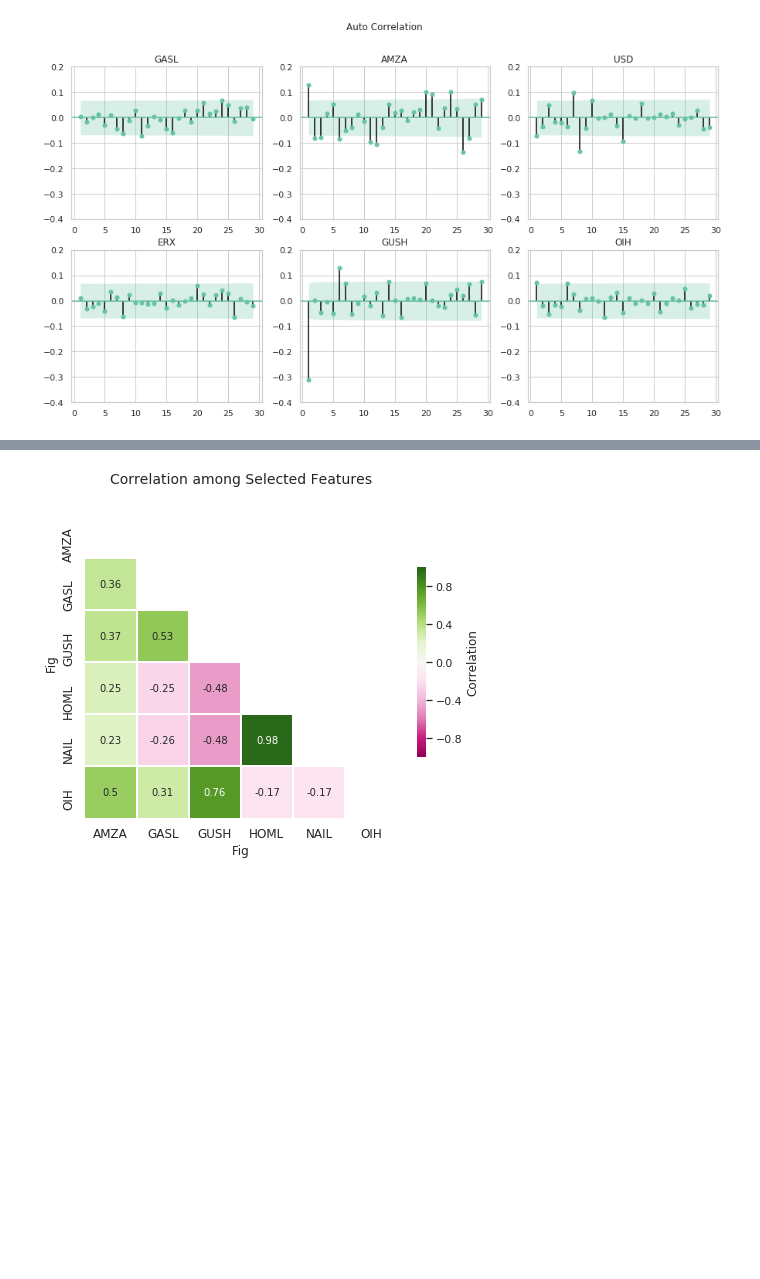
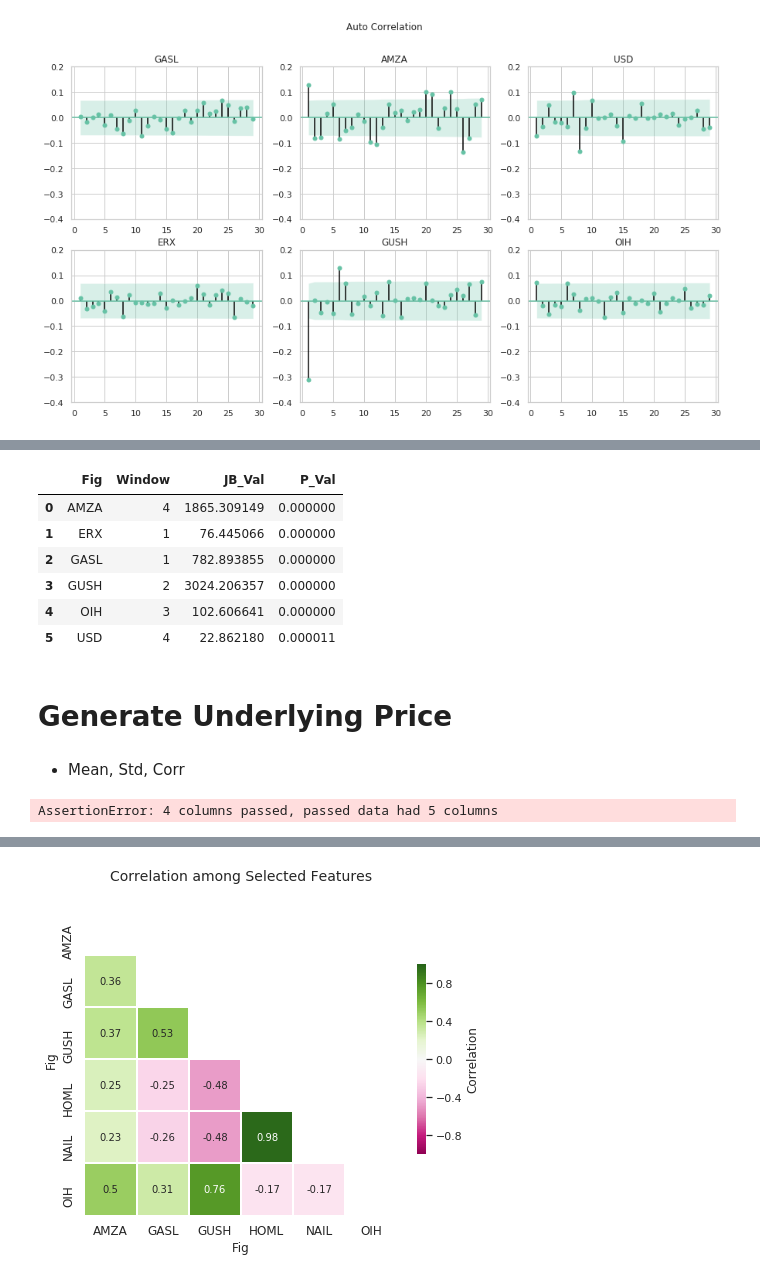
Before and after one commit to Hex-Liu/Put_Trading, a Jupyter notebook: Model.ipynb, the cells around one changed output, grey strips where cells are left out. Drawn from its saved outputs; the diff is of its cells as text; code cells hidden in the pictures; blank space fills up the shorter version.

```diff
--- a/Model.ipynb
+++ b/Model.ipynb
@@ -94,0 +97,36 @@ data_close_pvt.head().round(1)
+# %%
+jb_result=[]
+for col in data_close_pvt.columns:
+    window=g_window[col]
+    gamma=data_close_pvt[col].pct_change(window)
+    jb_result.append(
+        [col,window]+
+        list(
+            jarque_bera(gamma.dropna().values)
+        )
+    )
+pd.DataFrame(jb_result,columns=['Fig','Window','JB_Val','P_Val'])
+# %% [output]
+|  | Fig | Window | JB_Val | P_Val |
+| 0 | AMZA | 4 | 1865.309149 | 0.000000 |
+| 1 | ERX | 1 | 76.445066 | 0.000000 |
+| 2 | GASL | 1 | 782.893855 | 0.000000 |
+| 3 | GUSH | 2 | 3024.206357 | 0.000000 |
+| 4 | OIH | 3 | 102.606641 | 0.000000 |
+| 5 | USD | 4 | 22.862180 | 0.000011 |
+# %% [markdown]
+# Generate Underlying Price
+# %% [markdown]
+* Mean, Std, Corr
+# %%
+mean_std=[]
+for col in data_close_pvt.columns:
+    window=g_window[col]
+    gamma=data_close_pvt[col].pct_change(window)
+    mean_std.append(
+        [col,window]+[gamma.mean(),gamma.std()]+\
+        []
+    )
+pd.DataFrame(mean_std,columns=['Fig','Window','Mean','std'])
+# %% [output]
+AssertionError: 4 columns passed, passed data had 5 columns
```
Also changed, not shown: parts of 16 cells of this notebook.
